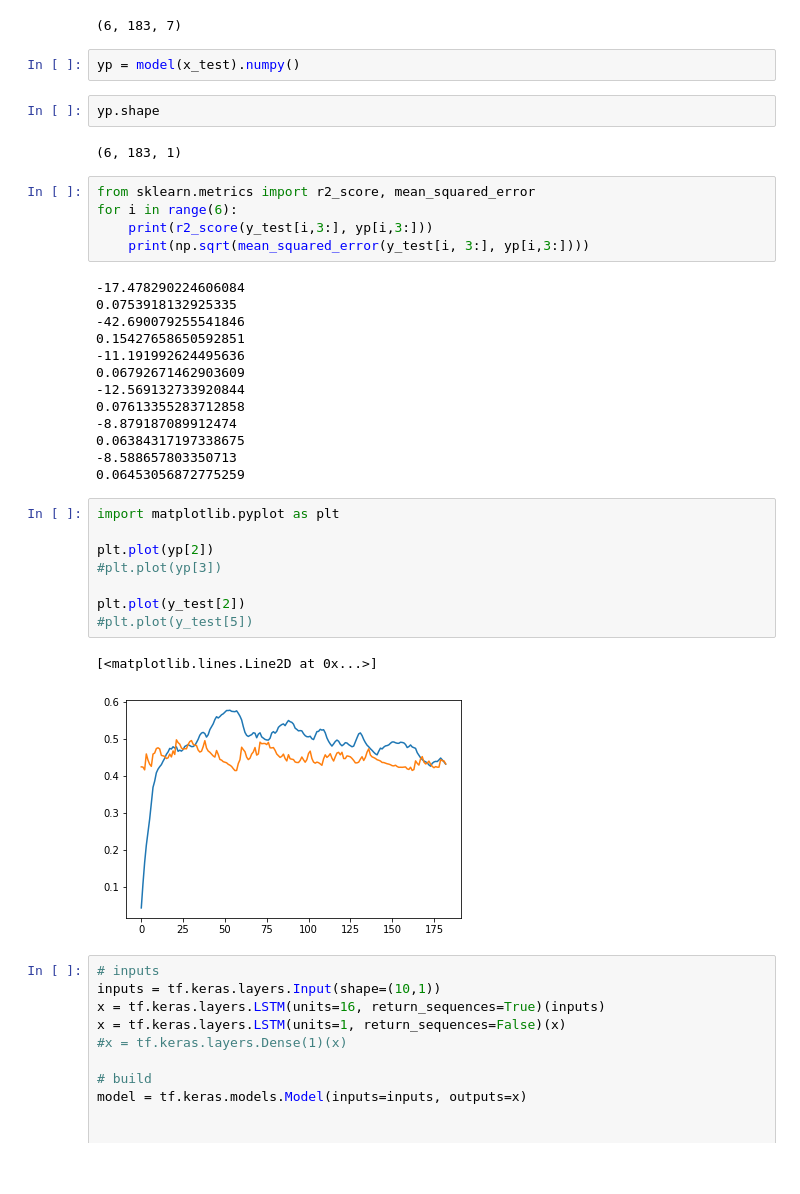
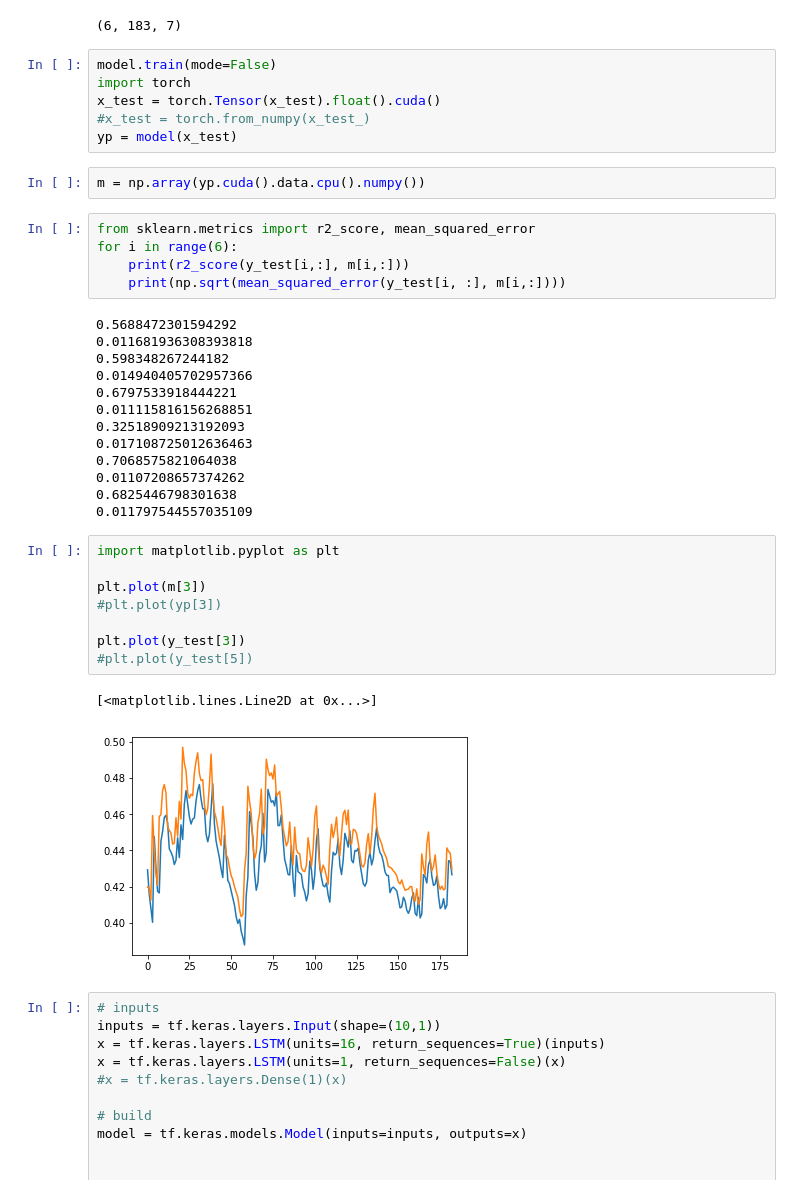
Before and after one commit to leelew/HRSEPP, a Jupyter notebook: src/debug.ipynb, the cells around one changed output. Drawn from its saved outputs; the diff is of its cells as text; blank space fills up the shorter version.

```diff
--- a/src/debug.ipynb
+++ b/src/debug.ipynb
@@ -60,41 +82,43 @@ x_test.shape
 #y_test.shape
 # %% [output]
 (6, 183, 7)
-# %%
-yp = model(x_test).numpy()
-# %%
-yp.shape
-# %% [output]
-(6, 183, 1)
+# %%
+model.train(mode=False)
+import torch
+x_test = torch.Tensor(x_test).float().cuda()
+#x_test = torch.from_numpy(x_test_)
+yp = model(x_test)
+# %%
+m = np.array(yp.cuda().data.cpu().numpy())
 # %%
 from sklearn.metrics import r2_score, mean_squared_error
 for i in range(6):
-    print(r2_score(y_test[i,3:], yp[i,3:]))
-    print(np.sqrt(mean_squared_error(y_test[i, 3:], yp[i,3:])))
+    print(r2_score(y_test[i,:], m[i,:]))
+    print(np.sqrt(mean_squared_error(y_test[i, :], m[i,:])))
 # %% [output]
--17.478290224606084
-0.0753918132925335
--42.690079255541846
-0.15427658650592851
--11.191992624495636
-0.06792671462903609
--12.569132733920844
-0.07613355283712858
--8.879187089912474
-0.06384317197338675
--8.588657803350713
-0.06453056872775259
+0.5688472301594292
+0.011681936308393818
+0.598348267244182
+0.014940405702957366
+0.6797533918444221
+0.011115816156268851
+0.32518909213192093
+0.017108725012636463
+0.7068575821064038
+0.01107208657374262
+0.6825446798301638
+0.011797544557035109
 # %%
 import matplotlib.pyplot as plt
 
-plt.plot(yp[2])
+plt.plot(m[3])
 #plt.plot(yp[3])
 
-plt.plot(y_test[2])
+plt.plot(y_test[3])
 #plt.plot(y_test[5])
 # %% [output]
 [<matplotlib.lines.Line2D at 0x...>]
-[figure, old version]
+[figure, new version]
 # %%
 # inputs
 inputs = tf.keras.layers.Input(shape=(10,1))
```
Also changed, not shown: parts of 2 cells of this notebook, 2 other files.
